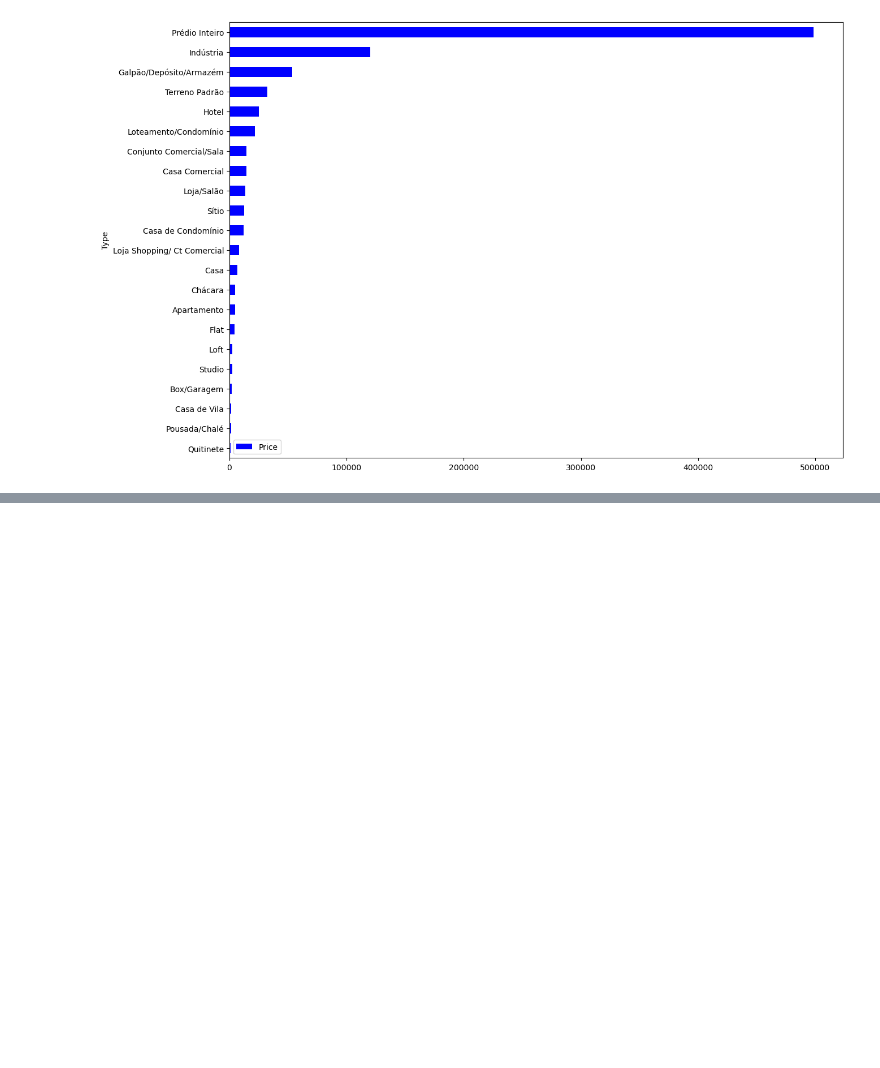
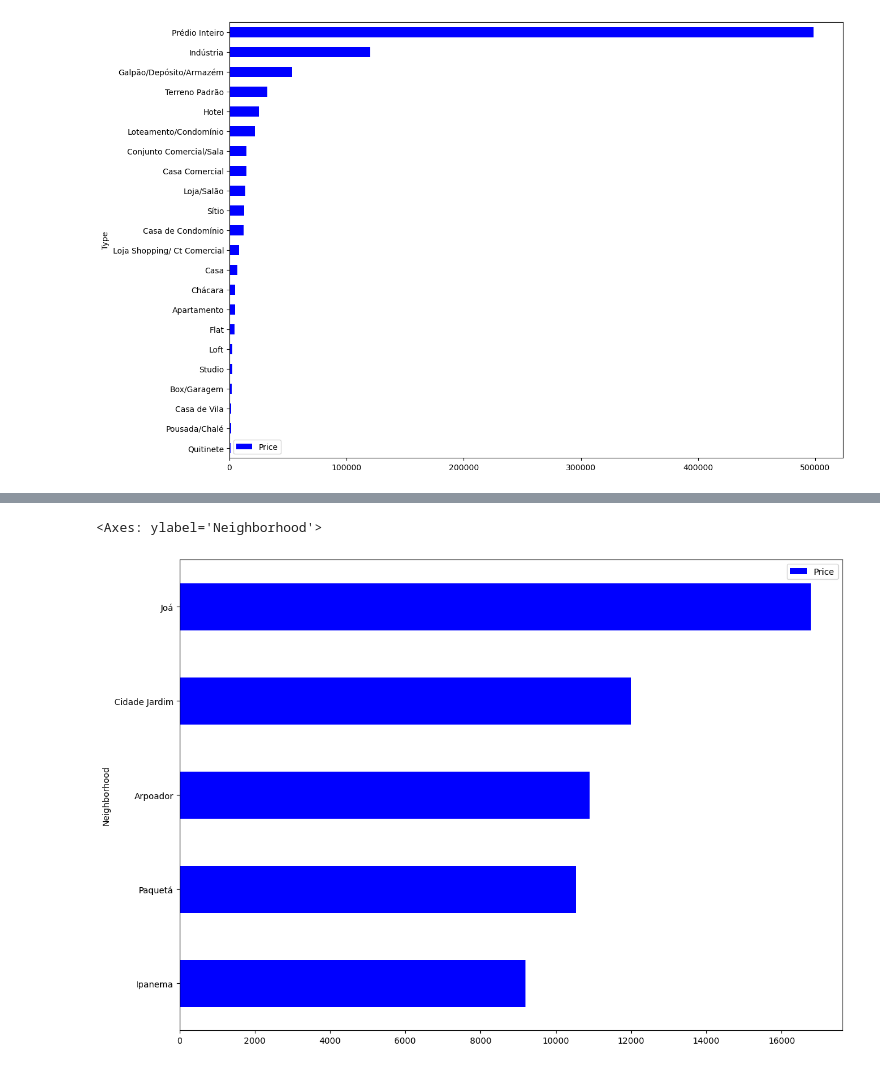
Before and after one commit to bsmiranda/Data_Science, a Jupyter notebook: 02_Real_state_data_analysis/Real_state_data_analysis.ipynb, the cells around one changed output, grey strips where cells are left out. Saved outputs shown, nothing was run; the diff lists cells and outputs as text; code cells hidden in the pictures; blank space fills up the shorter version.

```diff
--- a/02_Real_state_data_analysis/Real_state_data_analysis.ipynb
+++ b/02_Real_state_data_analysis/Real_state_data_analysis.ipynb
@@ -217,0 +398,3 @@ df_price_type.plot(kind='barh', figsize=(14,10), color='blue')
+# %%
+df_neighborhood = df.groupby("Neighborhood")[["Price"]].mean().sort_values("Price").tail()
+df_neighborhood
@@ -217,0 +409,5 @@ df_price_type.plot(kind='barh', figsize=(14,10), color='blue')
+# %%
+df_neighborhood.plot(kind="barh", figsize=(14,10), color="blue")
+# %% [output]
+<Axes: ylabel='Neighborhood'>
+[figure, added]
```
Also changed, not shown: parts of 28 cells of this notebook.
